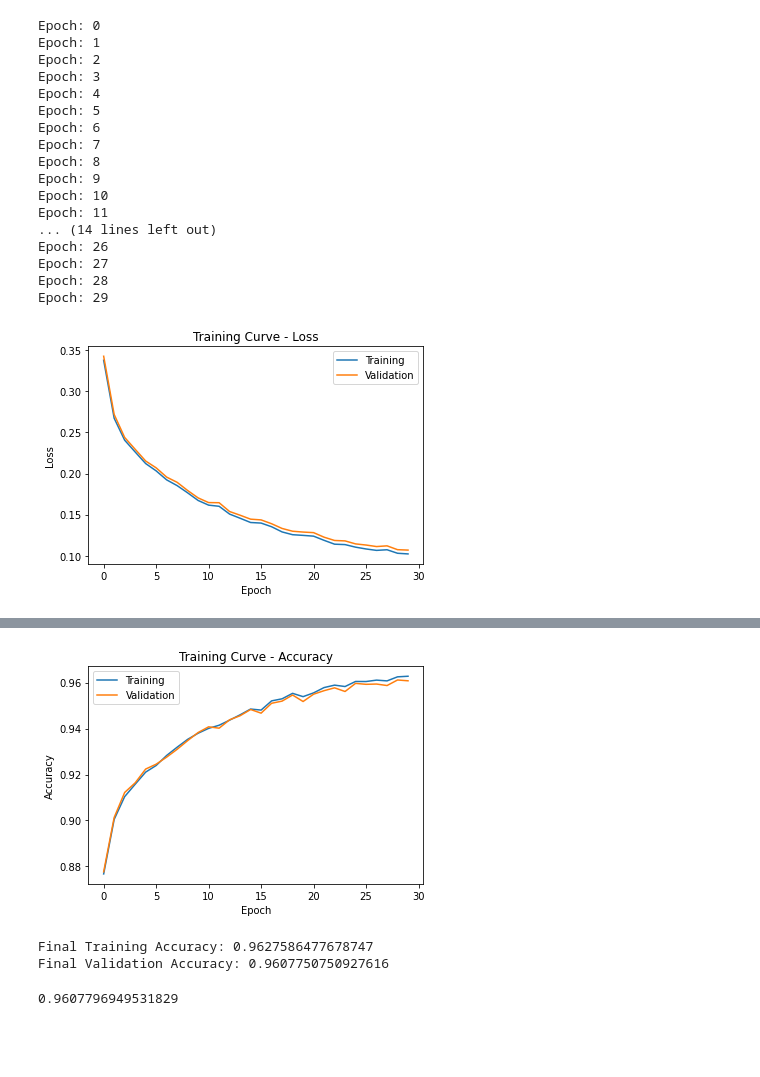
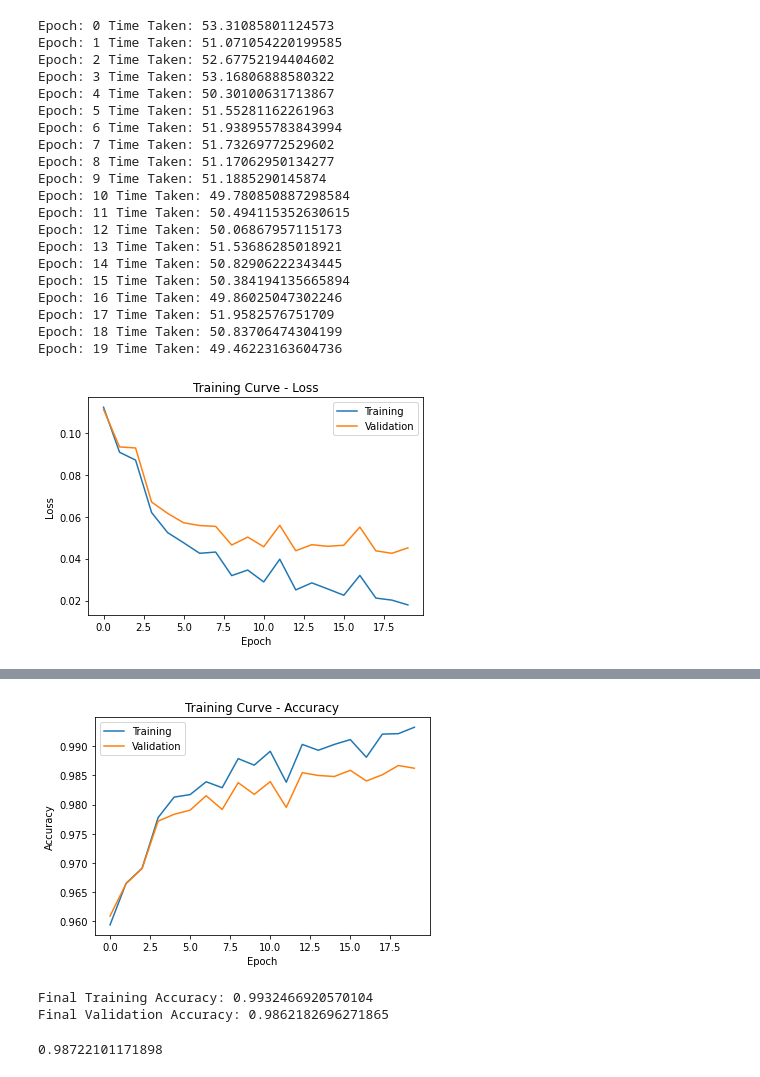
Before and after one commit to splouisliu/driver-drowsiness-detection, a Jupyter notebook: CNN_model.ipynb, the cells around one changed output, grey strips where cells are left out. Drawn from its saved outputs; the diff is of its cells as text; code cells hidden in the pictures; blank space fills up the shorter version.

Commit message:
Updated CNN model

```diff
--- a/CNN_model.ipynb
+++ b/CNN_model.ipynb
@@ -43,16 +44,16 @@ class MRLDataset(torch.utils.data.Dataset):
 class EyeClassifier(nn.Module):
     def __init__(self):
         super().__init__()
-        self.conv1 = nn.Conv2d(3, 5, 5)
+        self.conv1 = nn.Conv2d(1, 16, 3)
         self.pool = nn.MaxPool2d(2, 2)
-        self.conv2 = nn.Conv2d(5, 10, 5)
-        self.fc1 = nn.Linear(90, 24)
-        self.fc2 = nn.Linear(24, 2)
+        self.conv2 = nn.Conv2d(16, 32, 3)
+        self.fc1 = nn.Linear(512, 256)
+        self.fc2 = nn.Linear(256, 2)
 
     def forward(self, x):
         x = self.pool(F.relu(self.conv1(x)))
         x = self.pool(F.relu(self.conv2(x)))
-        x = x.view(-1, 90)
+        x = x.view(-1, 512)
         x = F.relu(self.fc1(x))
         x = self.fc2(x)
         return x
@@ -90,6 +101,7 @@ def train(model, train_loader, valid_loader, learning_rate = 0.001, num_epochs =
 
     iters, train_losses, valid_losses, train_acc, valid_acc = [], [], [], [], []
 
+    t = time.time()
 
     for epoch in range(num_epochs):
         for inputs, labels in train_loader:
@@ -115,7 +127,8 @@ def train(model, train_loader, valid_loader, learning_rate = 0.001, num_epochs =
 
         iters.append(epoch)
 
-        print("Epoch:", epoch)
+        print("Epoch:", epoch, "Time Taken:", time.time() - t)
+        t = time.time()
 
 
     # Plot training curves
@@ -169,23 +182,26 @@ test_loader = torch.utils.data.DataLoader(test_set, batch_size = batch_size, shu
 # %%
 model = EyeClassifier()
 
-train(model, train_loader, valid_loader, learning_rate = 0.0001, num_epochs = 30)
+train(model, train_loader, valid_loader, learning_rate = 0.001, num_epochs = 20)
 # %% [output]
-Epoch: 0
-Epoch: 1
-Epoch: 2
-Epoch: 3
-Epoch: 4
-Epoch: 5
-Epoch: 6
-Epoch: 7
-Epoch: 8
-Epoch: 9
-Epoch: 10
-Epoch: 11
-... (14 lines left out)
-Epoch: 26
-Epoch: 27
-Epoch: 28
-Epoch: 29
+Epoch: 0 Time Taken: 53.31085801124573
+Epoch: 1 Time Taken: 51.071054220199585
+Epoch: 2 Time Taken: 52.67752194404602
+Epoch: 3 Time Taken: 53.16806888580322
+Epoch: 4 Time Taken: 50.30100631713867
+Epoch: 5 Time Taken: 51.55281162261963
+Epoch: 6 Time Taken: 51.938955783843994
+Epoch: 7 Time Taken: 51.73269772529602
+Epoch: 8 Time Taken: 51.17062950134277
+Epoch: 9 Time Taken: 51.1885290145874
+Epoch: 10 Time Taken: 49.780850887298584
+Epoch: 11 Time Taken: 50.494115352630615
+Epoch: 12 Time Taken: 50.06867957115173
+Epoch: 13 Time Taken: 51.53686285018921
+Epoch: 14 Time Taken: 50.82906222343445
+Epoch: 15 Time Taken: 50.384194135665894
+Epoch: 16 Time Taken: 49.86025047302246
+Epoch: 17 Time Taken: 51.9582576751709
+Epoch: 18 Time Taken: 50.83706474304199
+Epoch: 19 Time Taken: 49.46223163604736
-[figure, old version]
+[figure, new version]
@@ -194,3 +210,3 @@ Final Validation Loss: 0.10685062104671239
-[figure, old version]
+[figure, new version]
-Final Training Accuracy: 0.9627586477678747
-Final Validation Accuracy: 0.9607750750927616
+Final Training Accuracy: 0.9932466920570104
+Final Validation Accuracy: 0.9862182696271865
@@ -197,4 +215,4 @@ Final Validation Accuracy: 0.9607750750927616
 # %%
 evaluate(model, test_loader)
 # %% [output]
-0.9607796949531829
+0.98722101171898
```
Also changed, not shown: parts of 7 cells of this notebook.
